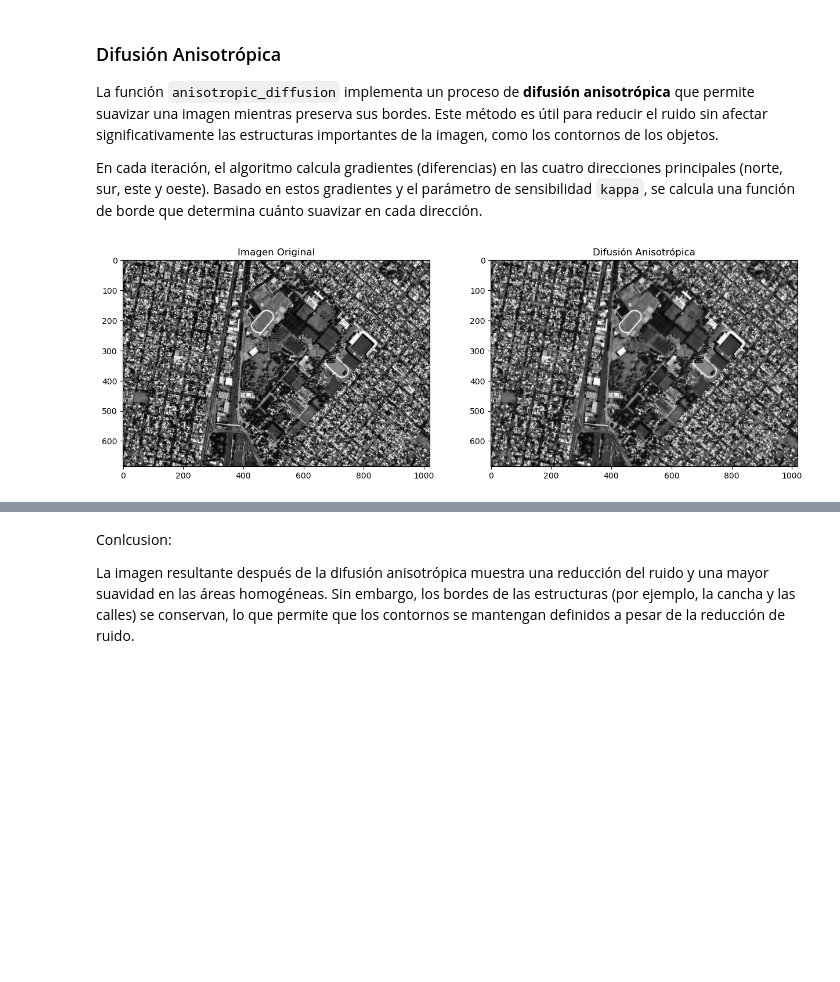
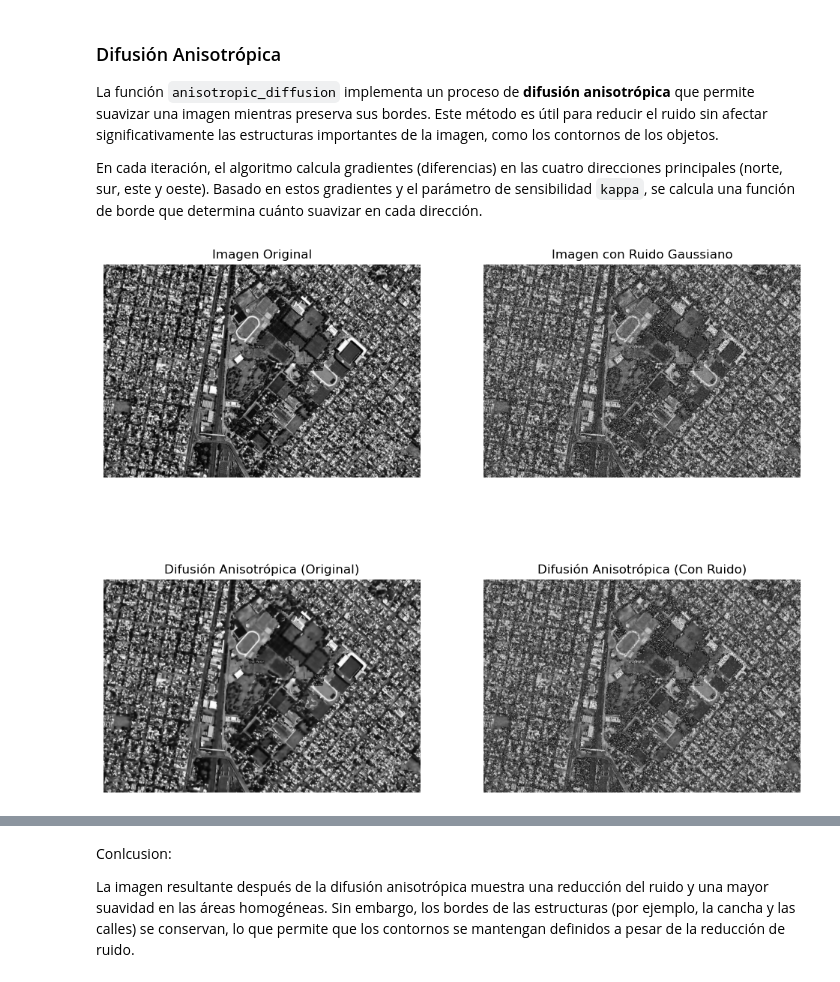
Before and after one commit to MatiasFlores96/Satellite-Image-Analytics-2, a Jupyter notebook: 2_Anisotropic_Diffusion_Filter.ipynb, the cells around one changed output, grey strips where cells are left out. Saved outputs shown, nothing was run; the diff lists cells and outputs as text; code cells hidden in the pictures; blank space fills up the shorter version.

```diff
--- a/2_Anisotropic_Diffusion_Filter.ipynb
+++ b/2_Anisotropic_Diffusion_Filter.ipynb
@@ -14,56 +14,65 @@ La función `anisotropic_diffusion` implementa un proceso de **difusión anisotr
 
 En cada iteración, el algoritmo calcula gradientes (diferencias) en las cuatro direcciones principales (norte, sur, este y oeste). Basado en estos gradientes y el parámetro de sensibilidad `kappa`, se calcula una función de borde que determina cuánto suavizar en cada dirección.
 # %%
+# Función para añadir ruido gaussiano
+def add_gaussian_noise(image, mean, stddev, contamination_percentage):
+    gaussian_noise = np.random.normal(mean, stddev, image.shape)
+    mask = np.random.rand(*image.shape) < (contamination_percentage / 100)
+    noisy_image = np.copy(image)
+    noisy_image[mask] = image[mask] + gaussian_noise[mask]
+    noisy_image = np.clip(noisy_image, 0, 255).astype(np.uint8)
+    return noisy_image
+
+# Función de difusión anisotrópica
 def anisotropic_diffusion(img, num_iterations=10, kappa=50, gamma=0.1, option=1):
-    """
-    Implementación de la difusión anisotrópica.
-
-    :param img: Imagen de entrada en escala de grises
-    :param num_iterations: Número de iteraciones para el proceso de difusión
-    :param kappa: Parámetro de sensibilidad a los bordes
-    :param gamma: Parámetro de paso temporal (debe ser menor a 0.25 para estabilidad)
-    :param option: Tipo de función de borde (1 para función exponencial, 2 para función inversa)
-    :return: Imagen procesada después de la difusión anisotrópica
-    """
     img = img.astype(np.float32)
-
     for i in range(num_iterations):
-        # Calcular gradientes en cuatro direcciones
         north = np.roll(img, -1, axis=0) - img
         south = np.roll(img, 1, axis=0) - img
         east = np.roll(img, -1, axis=1) - img
         west = np.roll(img, 1, axis=1) - img
 
-        # Función de borde para cada dirección
         if option == 1:
             c_north = np.exp(-(north / kappa) ** 2)
             c_south = np.exp(-(south / kappa) ** 2)
             c_east = np.exp(-(east / kappa) ** 2)
             c_west = np.exp(-(west / kappa) ** 2)
         elif option == 2:
             c_north = 1 / (1 + (north / kappa) ** 2)
             c_south = 1 / (1 + (south / kappa) ** 2)
             c_east = 1 / (1 + (east / kappa) ** 2)
             c_west = 1 / (1 + (west / kappa) ** 2)
 
-        # Actualización de la imagen en base a la difusión anisotrópica
         img += gamma * (c_north * north + c_south * south + c_east * east + c_west * west)
-
     return img.astype(np.uint8)
 
-# Aplicar la difusión anisotrópica
-diffused_img = anisotropic_diffusion(img, num_iterations=15, kappa=30, gamma=0.15, option=1)
+# Aplicar ruido gaussiano a la imagen en escala de grises
+imagen_ruido_gaussiano = add_gaussian_noise(gray_image, 0, 25, 70)
 
-# Mostrar la imagen original y la imagen procesada
-plt.figure(figsize=(15, 5))
-plt.subplot(1, 2, 1)
-plt.imshow(img, cmap='gray')
-plt.title('Imagen Original')
+# Aplicar difusión anisotrópica a la imagen original y con ruido
+diffused_img_original = anisotropic_diffusion(gray_image, num_iterations=15, kappa=30, gamma=0.15, option=1)
+diffused_img_noisy = anisotropic_diffusion(imagen_ruido_gaussiano, num_iterations=15, kappa=30, gamma=0.15, option=1)
 
-plt.subplot(1, 2, 2)
-plt.imshow(diffused_img, cmap='gray')
-plt.title('Difusión Anisotrópica')
+# Configuración de la figura para mostrar todas las imágenes
+fig, axes = plt.subplots(2, 2, figsize=(12, 10))
+
+# Mostrar las imágenes en los subplots
+axes[0, 0].imshow(gray_image, cmap='gray')
+axes[0, 0].set_title("Imagen Original")
+axes[0, 0].axis("off")
+
+axes[0, 1].imshow(imagen_ruido_gaussiano, cmap='gray')
+axes[0, 1].set_title("Imagen con Ruido Gaussiano")
+axes[0, 1].axis("off")
+
+axes[1, 0].imshow(diffused_img_original, cmap='gray')
+axes[1, 0].set_title("Difusión Anisotrópica (Original)")
+axes[1, 0].axis("off")
+
+axes[1, 1].imshow(diffused_img_noisy, cmap='gray')
+axes[1, 1].set_title("Difusión Anisotrópica (Con Ruido)")
+axes[1, 1].axis("off")
 
 plt.show()
 # %% [output]
-[figure, old version]
+[figure, new version]
```
Also changed, not shown: parts of 1 cell of this notebook, 1 other file.
